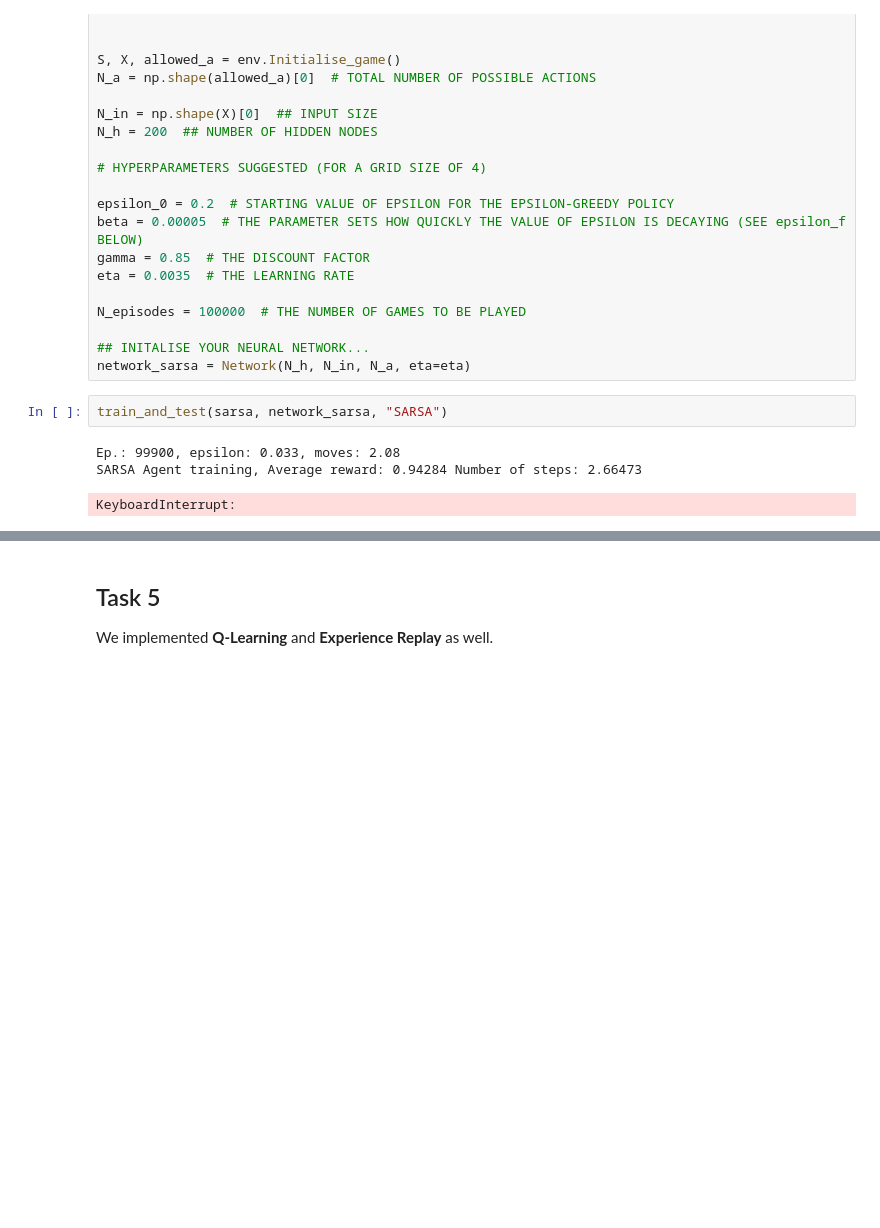
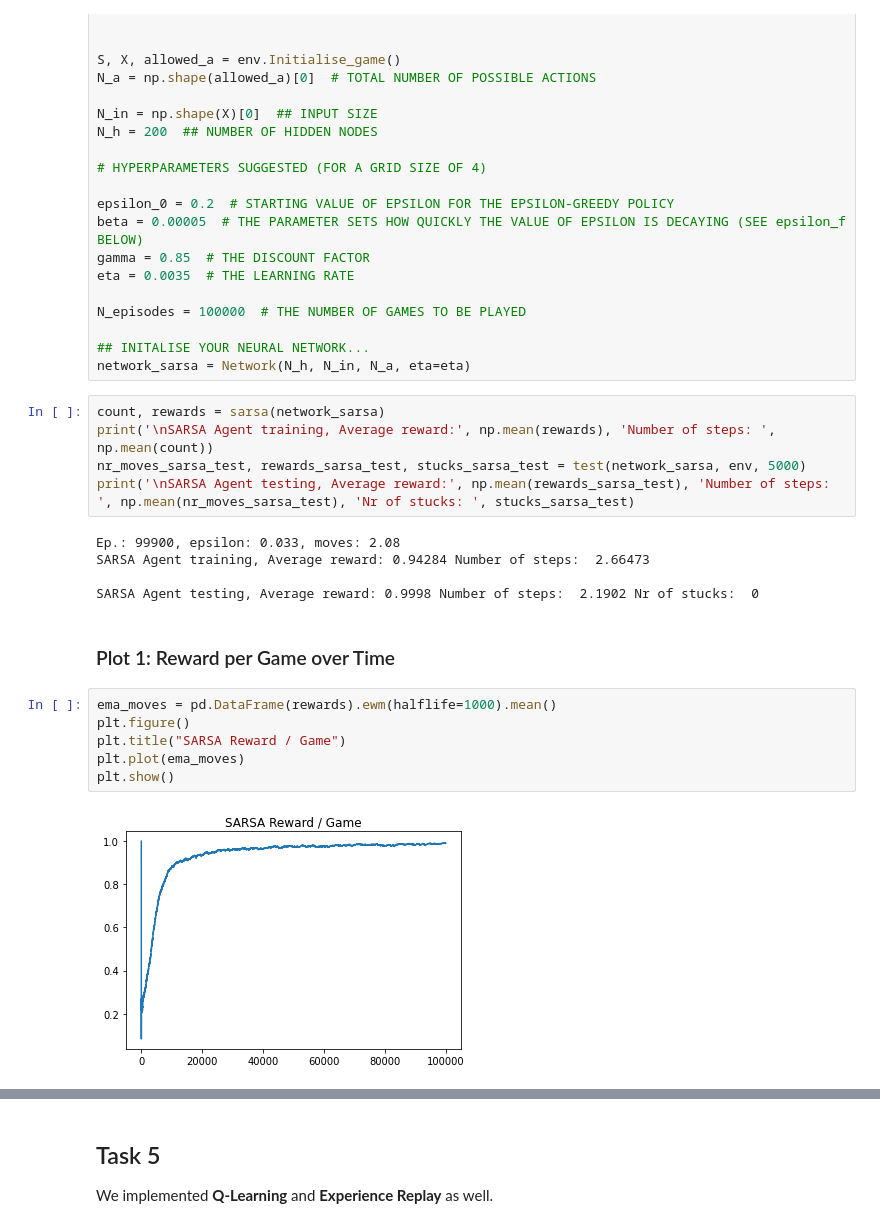
Before and after one commit to thommann/ItRL, a Jupyter notebook: AssignmentFiles/Assignment.ipynb, the cells around one changed output, grey strips where cells are left out. Saved outputs shown, nothing was run; the diff lists cells and outputs as text; blank space fills up the shorter version.

```diff
--- a/AssignmentFiles/Assignment.ipynb
+++ b/AssignmentFiles/Assignment.ipynb
@@ -349,9 +329,23 @@ N_episodes = 100000  # THE NUMBER OF GAMES TO BE PLAYED
 
 ## INITALISE YOUR NEURAL NETWORK...
 network_sarsa = Network(N_h, N_in, N_a, eta=eta)
-# %%
-train_and_test(sarsa, network_sarsa, "SARSA")
-# %% [output]
-Ep.: 99900, epsilon: 0.033, moves: 2.08
-SARSA Agent training, Average reward: 0.94284 Number of steps: 2.66473
-KeyboardInterrupt:
+# %%
+count, rewards = sarsa(network_sarsa)
+print('\nSARSA Agent training, Average reward:', np.mean(rewards), 'Number of steps: ', np.mean(count))
+nr_moves_sarsa_test, rewards_sarsa_test, stucks_sarsa_test = test(network_sarsa, env, 5000)
+print('\nSARSA Agent testing, Average reward:', np.mean(rewards_sarsa_test), 'Number of steps: ', np.mean(nr_moves_sarsa_test), 'Nr of stucks: ', stucks_sarsa_test)
+# %% [output]
+Ep.: 99900, epsilon: 0.033, moves: 2.08
+SARSA Agent training, Average reward: 0.94284 Number of steps:  2.66473
+
+SARSA Agent testing, Average reward: 0.9998 Number of steps:  2.1902 Nr of stucks:  0
+# %% [markdown]
+### Plot 1: Reward per Game over Time
+# %%
+ema_moves = pd.DataFrame(rewards).ewm(halflife=1000).mean()
+plt.figure()
+plt.title("SARSA Reward / Game")
+plt.plot(ema_moves)
+plt.show()
+# %% [output]
+[figure, added]
```
Also changed, not shown: parts of 30 cells of this notebook.
